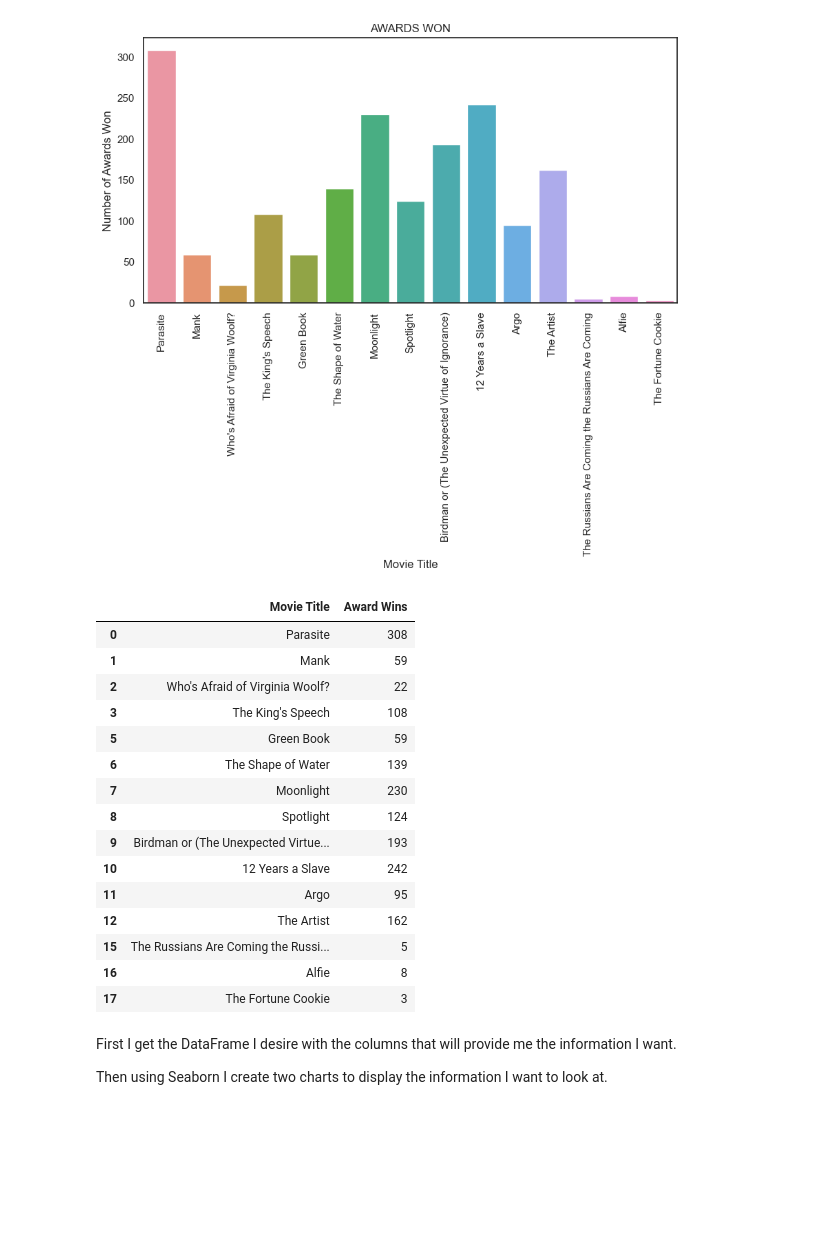
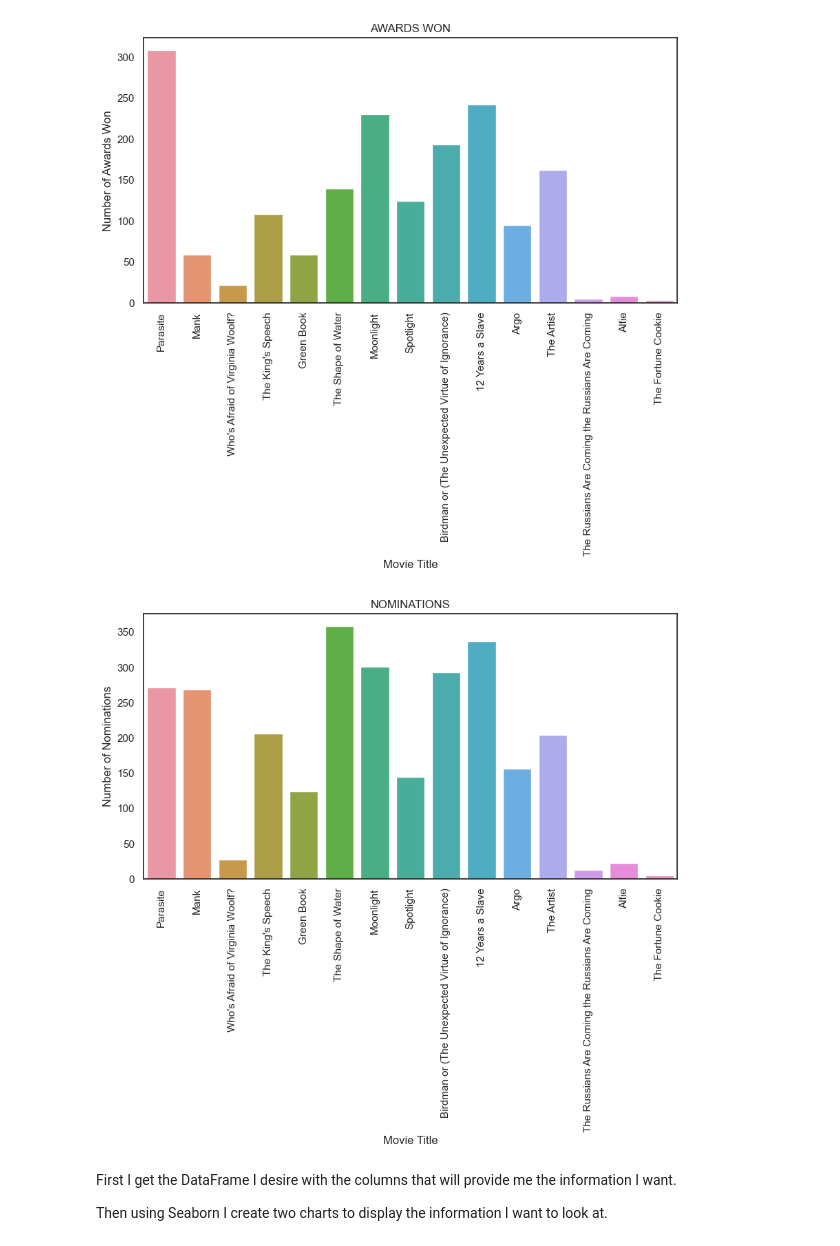
Before and after one commit to 3Grey6Jedi9/Data-Analysis-Project-08, a Jupyter notebook: movie_analysis.ipynb, the cells around one changed output. Cells and saved outputs as stored; diff of their text form; code cells hidden in the pictures; blank space fills up the shorter version.

```diff
--- a/movie_analysis.ipynb
+++ b/movie_analysis.ipynb
@@ -155,27 +155,25 @@ plt.xticks(rotation=90)
 plt.show()
 # %% [output]
 [figure]
-# %%
-awards_nominations = movie_unique.iloc[:,[0,7]]
-awards_nominations
-awards_wins
-# %% [output]
-|  | Movie Title | Award Wins |
-| 0 | Parasite | 308 |
-| 1 | Mank | 59 |
-| 2 | Who's Afraid of Virginia Woolf? | 22 |
-| 3 | The King's Speech | 108 |
-| 5 | Green Book | 59 |
-| 6 | The Shape of Water | 139 |
-| 7 | Moonlight | 230 |
-| 8 | Spotlight | 124 |
-| 9 | Birdman or (The Unexpected Virtue... | 193 |
-| 10 | 12 Years a Slave | 242 |
-| 11 | Argo | 95 |
-| 12 | The Artist | 162 |
-| 15 | The Russians Are Coming the Russi... | 5 |
-| 16 | Alfie | 8 |
-| 17 | The Fortune Cookie | 3 |
+# %%
+awards_nominations = movie_unique.iloc[:,[0,7]]
+
+x = np.array(awards_nominations['Movie Title'])
+y = np.array(awards_nominations['Award Nominations'])
+
+fig = plt.figure(figsize=(10,5))
+
+plt.xlabel("Movie Title")
+plt.ylabel("Number of Nominations")
+plt.title("NOMINATIONS")
+
+sns.barplot(data=awards_nominations, x=x, y=y)
+
+plt.xticks(rotation=90)
+
+plt.show()
+# %% [output]
+[figure, added]
 # %% [markdown]
 First I get the DataFrame I desire with the columns that will provide me the information I want.
 
```
